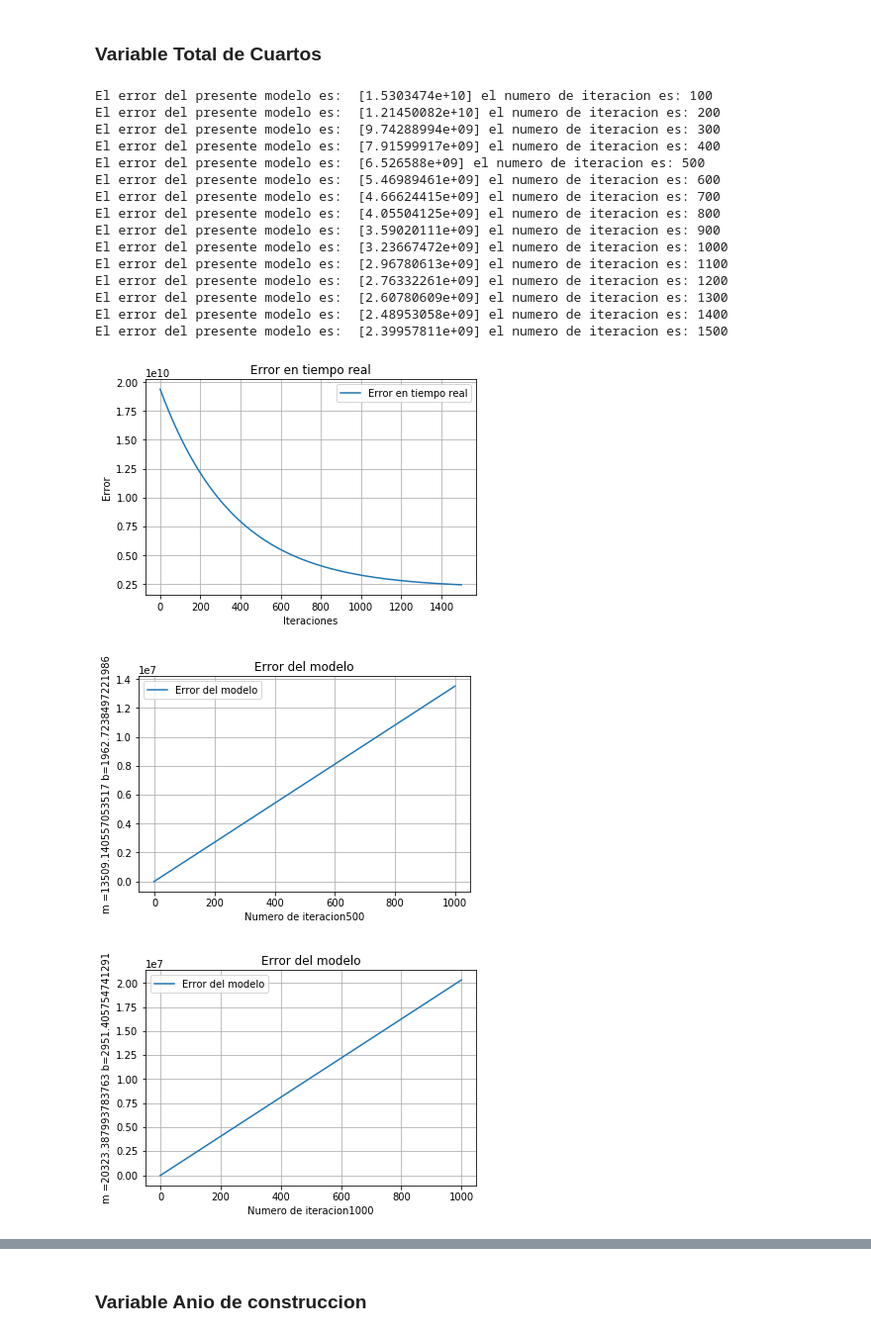
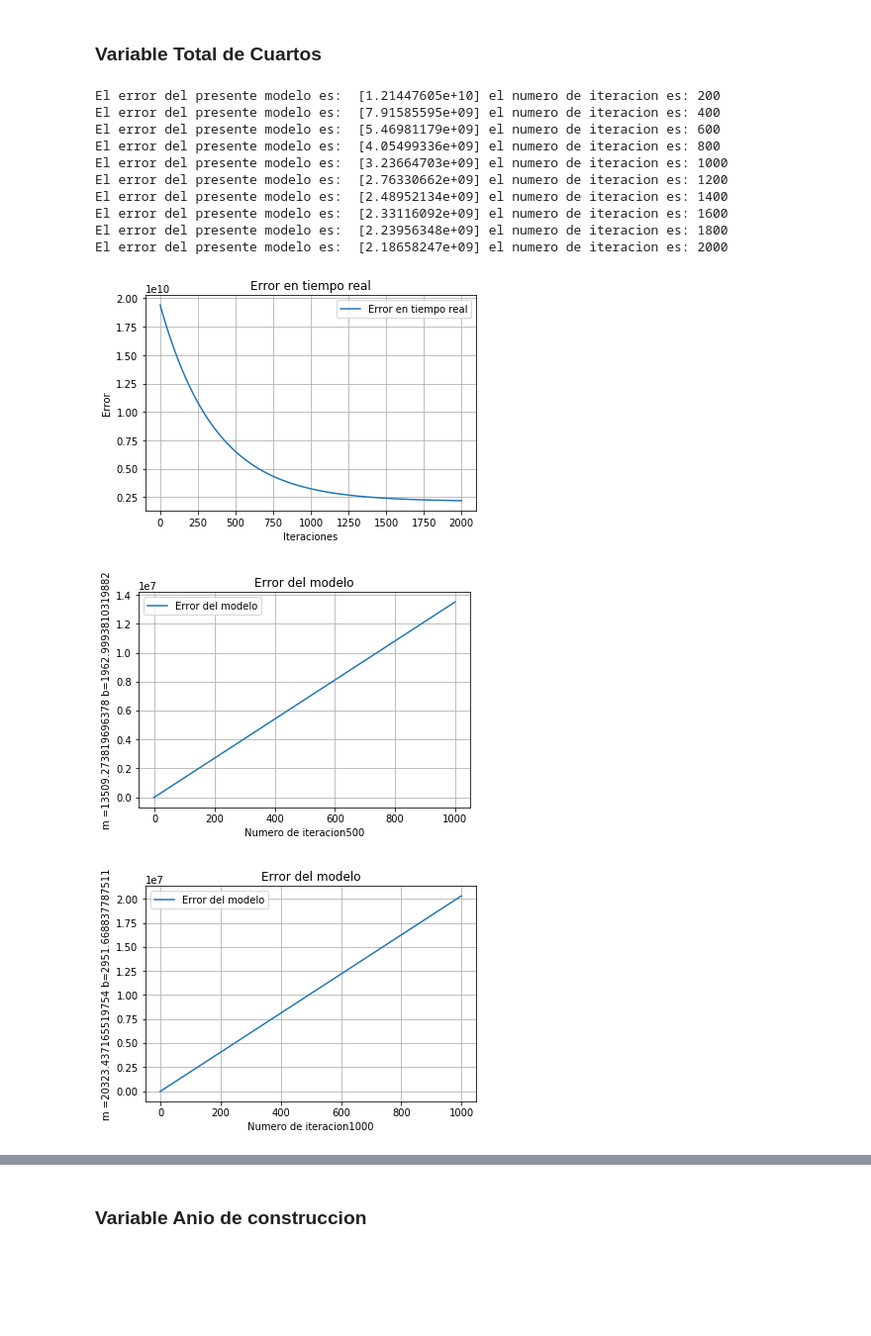
Before and after one commit to franmorales/DSGalileo, a Jupyter notebook: pyProject.ipynb, the cells around one changed output, grey strips where cells are left out. Shown at 99% size. Drawn from its saved outputs; the diff is of its cells as text; code cells hidden in the pictures; blank space fills up the shorter version.

```diff
--- a/pyProject.ipynb
+++ b/pyProject.ipynb
@@ -269,7 +269,7 @@ plt.show()
 def trainingFunction(x, y, ite,showError, learnR):
     count = 0
     errorVect = np.array([np.nan])
-    mb = np.array([0.5,0.4]) #VALORES INICIALES DE m y b
+    mb = np.array([0.8,0.7]) #VALORES INICIALES DE m y b
     onesVect = np.ones_like(x)
     X = np.append(x,onesVect,axis = 1) #CREACION DE MATRIX [X UNOS]
     mbDict = {}
@@ -422,25 +432,20 @@ El error del presente modelo es:  [4.47552762e+294] el numero de iteracion es: 4
 # %% [markdown]
 ### Variable Total de Cuartos
 # %%
-manualMB3 = trainingFunction(x = X3ArrayTrain, y = YArrayTrain, ite = 1500,showError=100, learnR=0.00003)
+manualMB3 = trainingFunction(x = X3ArrayTrain, y = YArrayTrain, ite = 2000,showError=200, learnR=0.00003)
 visualizacionError(manualMB3[1])
 visualizacionModelos(dataStruct=manualMB3[0],n= 500)
 # %% [output]
-El error del presente modelo es:  [1.5303474e+10] el numero de iteracion es: 100
-El error del presente modelo es:  [1.21450082e+10] el numero de iteracion es: 200
-El error del presente modelo es:  [9.74288994e+09] el numero de iteracion es: 300
-El error del presente modelo es:  [7.91599917e+09] el numero de iteracion es: 400
-El error del presente modelo es:  [6.526588e+09] el numero de iteracion es: 500
-El error del presente modelo es:  [5.46989461e+09] el numero de iteracion es: 600
-El error del presente modelo es:  [4.66624415e+09] el numero de iteracion es: 700
-El error del presente modelo es:  [4.05504125e+09] el numero de iteracion es: 800
-El error del presente modelo es:  [3.59020111e+09] el numero de iteracion es: 900
-El error del presente modelo es:  [3.23667472e+09] el numero de iteracion es: 1000
-El error del presente modelo es:  [2.96780613e+09] el numero de iteracion es: 1100
-El error del presente modelo es:  [2.76332261e+09] el numero de iteracion es: 1200
-El error del presente modelo es:  [2.60780609e+09] el numero de iteracion es: 1300
-El error del presente modelo es:  [2.48953058e+09] el numero de iteracion es: 1400
-El error del presente modelo es:  [2.39957811e+09] el numero de iteracion es: 1500
+El error del presente modelo es:  [1.21447605e+10] el numero de iteracion es: 200
+El error del presente modelo es:  [7.91585595e+09] el numero de iteracion es: 400
+El error del presente modelo es:  [5.46981179e+09] el numero de iteracion es: 600
+El error del presente modelo es:  [4.05499336e+09] el numero de iteracion es: 800
+El error del presente modelo es:  [3.23664703e+09] el numero de iteracion es: 1000
+El error del presente modelo es:  [2.76330662e+09] el numero de iteracion es: 1200
+El error del presente modelo es:  [2.48952134e+09] el numero de iteracion es: 1400
+El error del presente modelo es:  [2.33116092e+09] el numero de iteracion es: 1600
+El error del presente modelo es:  [2.23956348e+09] el numero de iteracion es: 1800
+El error del presente modelo es:  [2.18658247e+09] el numero de iteracion es: 2000
-[figure, old version]
+[figure, new version]
 [figure]
 [figure]
```
Also changed, not shown: parts of 5 cells of this notebook.
